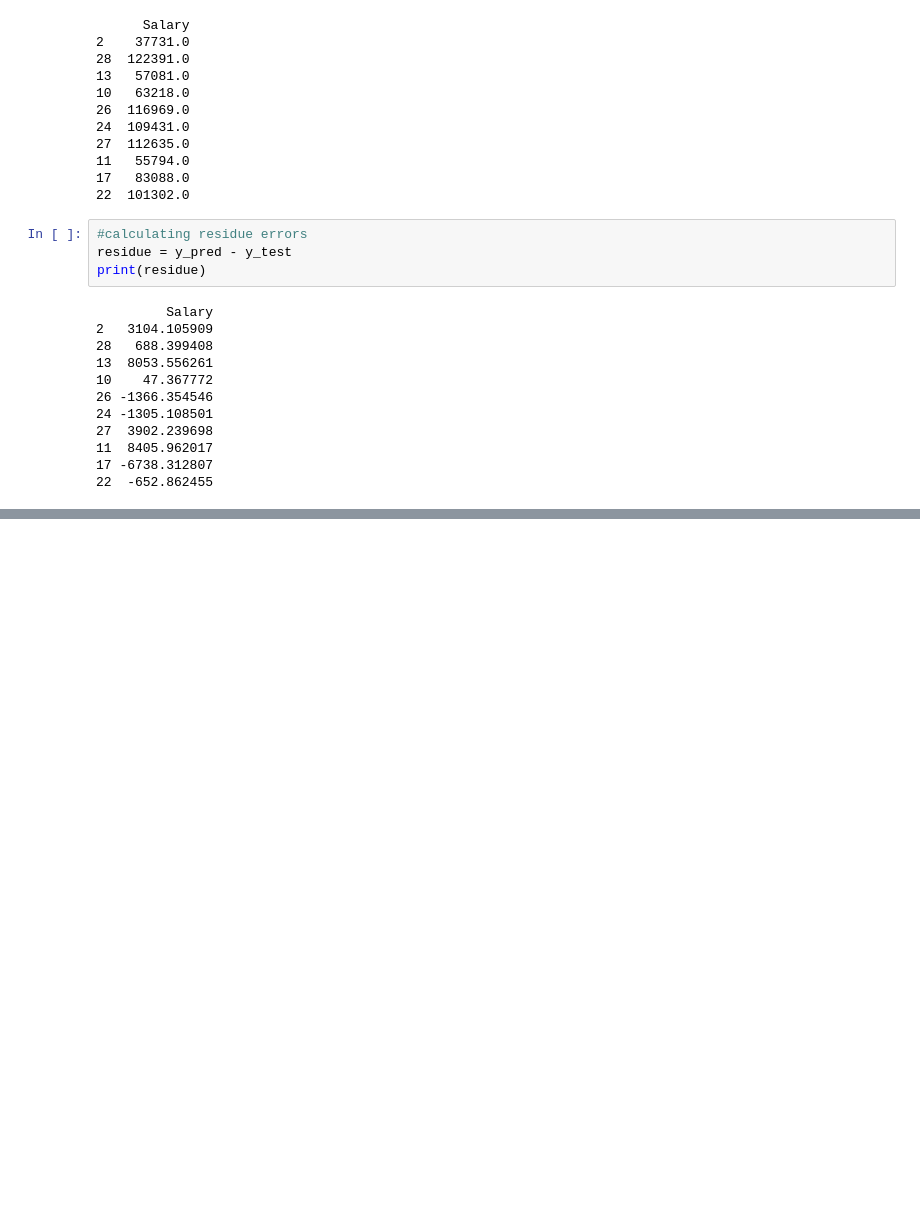
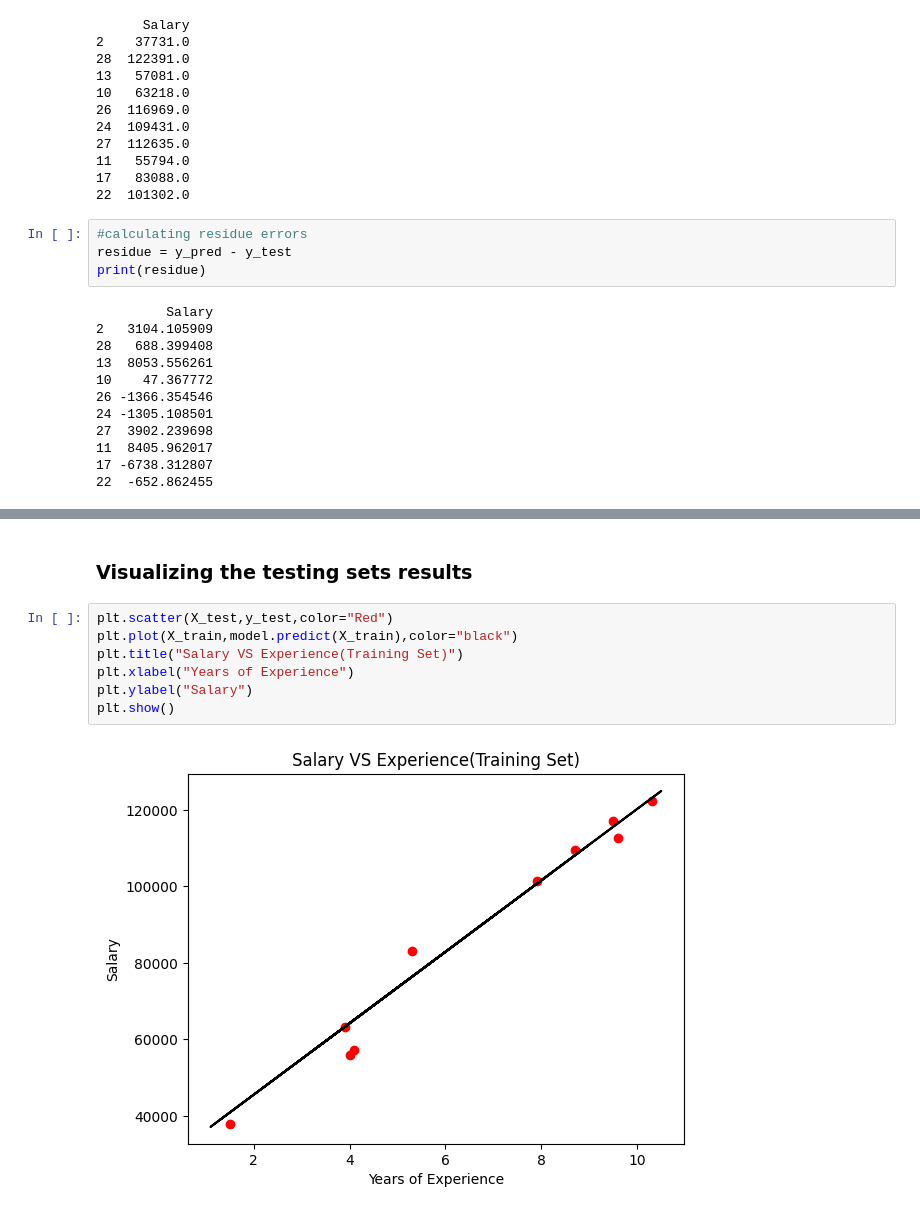
Before and after one commit to gideon-ogunbanjo/CREE, a Jupyter notebook: cree.ipynb, the cells around one changed output, grey strips where cells are left out. Cells and saved outputs as stored; diff of their text form; blank space fills up the shorter version.

```diff
--- a/cree.ipynb
+++ b/cree.ipynb
@@ -316,0 +328,11 @@ print(residue)
+# %% [markdown]
+### Visualizing the testing sets results
+# %%
+plt.scatter(X_test,y_test,color="Red")
+plt.plot(X_train,model.predict(X_train),color="black")
+plt.title("Salary VS Experience(Training Set)")
+plt.xlabel("Years of Experience")
+plt.ylabel("Salary")
+plt.show()
+# %% [output]
+[figure, added]
```
Also changed, not shown: parts of 2 cells of this notebook.
